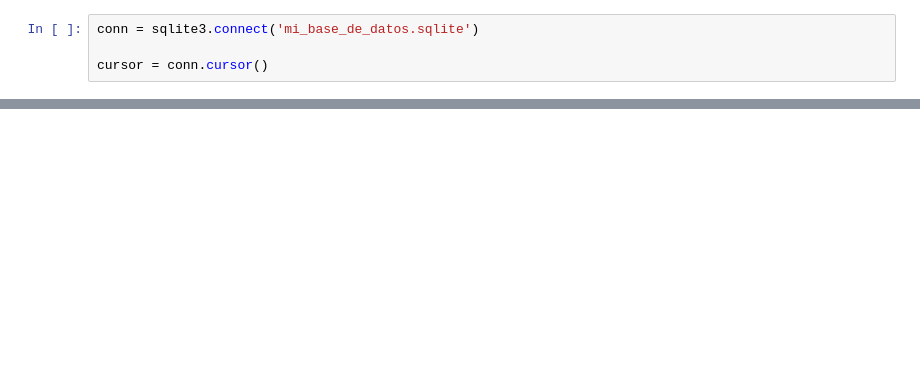
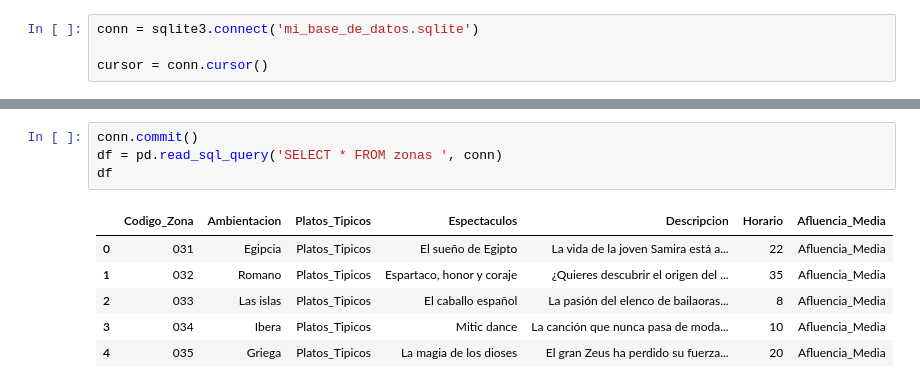
Before and after one commit to mankolepanto/team_challenge_2, a Jupyter notebook: Ejercicio_Modelo_BD/tablas_general.ipynb, the cells around one changed output, grey strips where cells are left out. Drawn from its saved outputs; the diff is of its cells as text; blank space fills up the shorter version.

```diff
--- a/Ejercicio_Modelo_BD/tablas_general.ipynb
+++ b/Ejercicio_Modelo_BD/tablas_general.ipynb
@@ -68,0 +67,11 @@ OperationalError: database is locked
+# %%
+conn.commit()
+df = pd.read_sql_query('SELECT * FROM zonas ', conn)
+df
+# %% [output]
+|  | Codigo_Zona | Ambientacion | Platos_Tipicos | Espectaculos | Descripcion | Horario | Afluencia_Media |
+| 0 | 031 | Egipcia | Platos_Tipicos | El sueño de Egipto | La vida de la joven Samira está a... | 22 | Afluencia_Media |
+| 1 | 032 | Romano | Platos_Tipicos | Espartaco, honor y coraje | ¿Quieres descubrir el origen del ... | 35 | Afluencia_Media |
+| 2 | 033 | Las islas | Platos_Tipicos | El caballo español | La pasión del elenco de bailaoras... | 8 | Afluencia_Media |
+| 3 | 034 | Ibera | Platos_Tipicos | Mitic dance | La canción que nunca pasa de moda... | 10 | Afluencia_Media |
+| 4 | 035 | Griega | Platos_Tipicos | La magia de los dioses | El gran Zeus ha perdido su fuerza... | 20 | Afluencia_Media |
```
Also changed, not shown: parts of 2 cells of this notebook, 5 other files.
